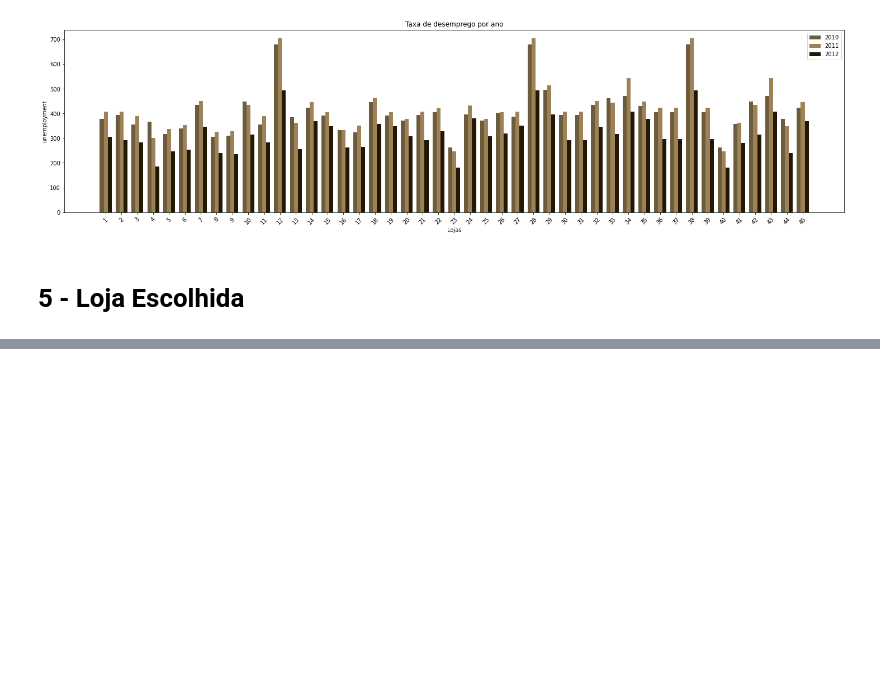
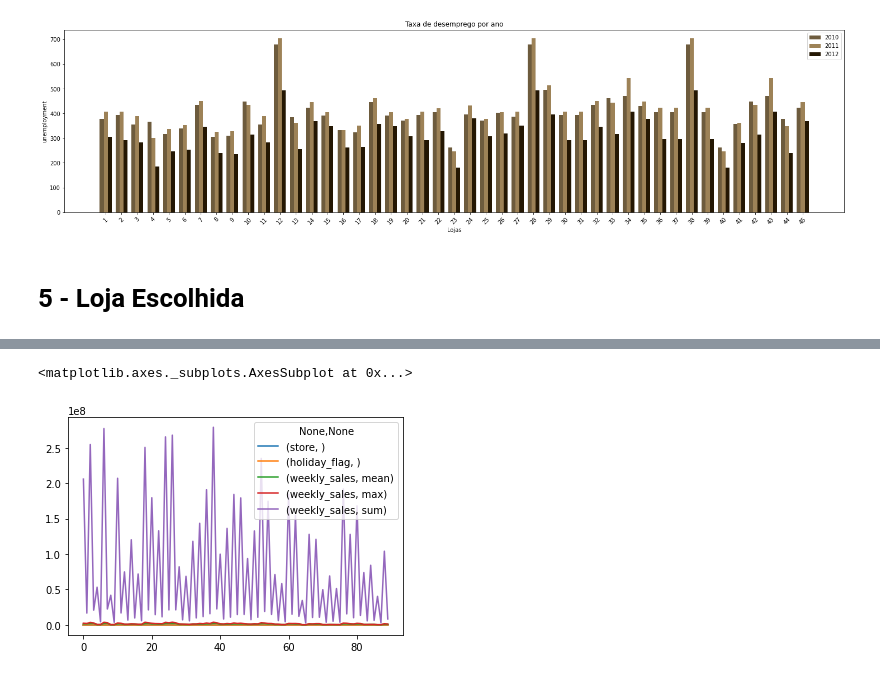
Before and after one commit to michellssGUi/dataScience, a Jupyter notebook: Wallmart_Melhor_Loja_2.ipynb, the cells around one changed output, grey strips where cells are left out. Saved outputs shown, nothing was run; the diff lists cells and outputs as text; code cells hidden in the pictures; blank space fills up the shorter version.

```diff
--- a/Wallmart_Melhor_Loja_2.ipynb
+++ b/Wallmart_Melhor_Loja_2.ipynb
@@ -667,0 +737,7 @@ plt.show()
+# %%
+Store_new = df.groupby(['store','holiday_flag']).agg({'weekly_sales':['mean','max','sum']})
+Store_new = Store_new.reset_index()
+Store_new.plot()
+# %% [output]
+<matplotlib.axes._subplots.AxesSubplot at 0x...>
+[figure, added]
```
Also changed, not shown: parts of 11 cells of this notebook.
